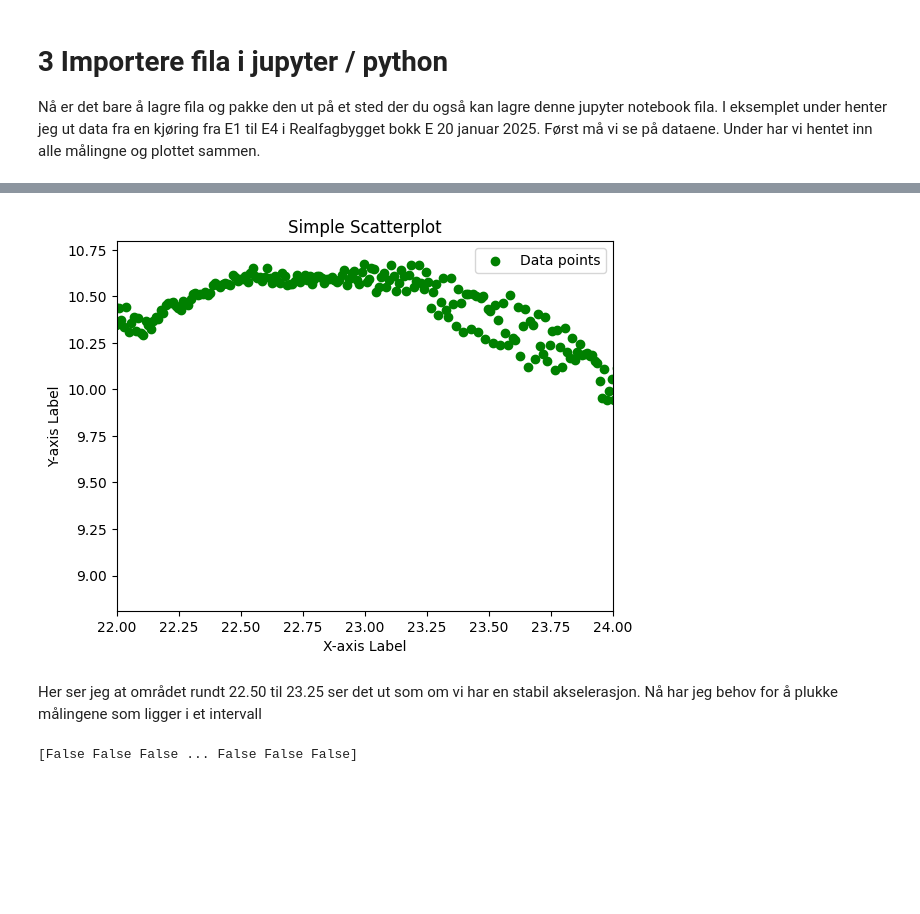
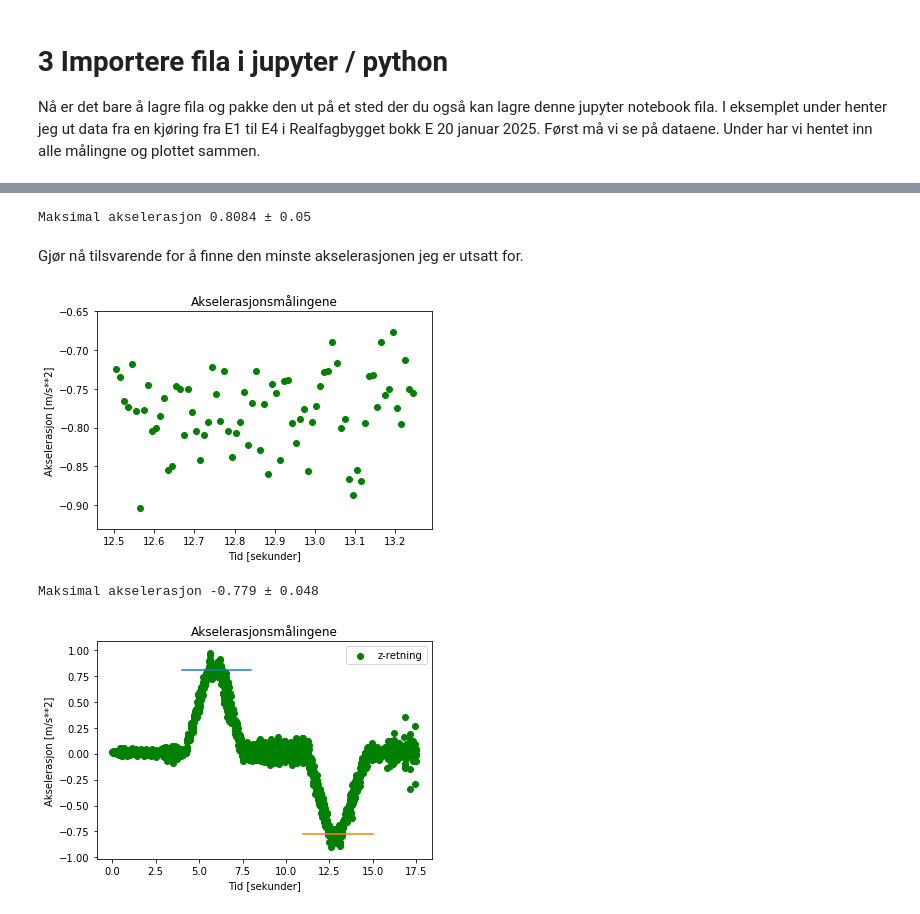
Before and after one commit to magnusendresen/IFYT1002_BIDATA, a Jupyter notebook: oving3/Minilab 2.ipynb, the cells around one changed output, grey strips where cells are left out. Saved outputs shown, nothing was run; the diff lists cells and outputs as text; code cells hidden in the pictures; blank space fills up the shorter version.

```diff
--- a/oving3/Minilab 2.ipynb
+++ b/oving3/Minilab 2.ipynb
@@ -90,0 +120,11 @@ plt.show()
+# %%
+# Søker opp intervallet mellom 5.4 til 6.3 sekunder
+intervallA = (data[:,0] >= 5.4) & (data[:,0] <= 6.3)
+plt.scatter(data[intervallA,0] , data[intervallA,3] , color='green', marker='o', label='Data points')
+#plt.ylim([8.5,11])
+# Add labels and a title
+plt.xlabel('Tid [sekunder]')
+plt.ylabel('Akselerasjon [m/s**2]')
+plt.title('Akselerasjonsmålingene')
+
+plt.show()
@@ -91,23 +133,52 @@ plt.show()
+# %%
+# Regner ut middelverdi og standardavviket for målingene i intervallet.
+
+print(f'Maksimal akselerasjon {np.mean(data[intervallA,3]):.4g} ± {np.std(data[intervallA,3]):.2g}')
+# %% [output]
+Maksimal akselerasjon 0.8084 ± 0.05
+# %% [markdown]
+Gjør nå tilsvarende for å finne den minste akselerasjonen jeg er utsatt for.
+# %%
+# Søker opp intervallet mellom 5.4 til 6.3 sekunder
+intervallB = (data[:,0] >= 12.5) & (data[:,0] <= 13.25)
+plt.scatter(data[intervallB,0] , data[intervallB,3] , color='green', marker='o', label='Data points')
+#plt.ylim([8.5,11])
+# Add labels and a title
+plt.xlabel('Tid [sekunder]')
+plt.ylabel('Akselerasjon [m/s**2]')
+plt.title('Akselerasjonsmålingene')
+
+plt.show()
+# %% [output]
+[figure, added]
+# %%
+# Regner ut middelverdi og standardavviket for målingene i intervallet.
+
+print(f'Maksimal akselerasjon {np.mean(data[intervallB,3]):.4g} ± {np.std(data[intervallB,3]):.2g}')
+# %% [output]
+Maksimal akselerasjon -0.779 ± 0.048
 # %%
-plt.scatter(data[:,0] , data[:,3] , color='green', marker='o', label='Data points')
-plt.xlim([22,24])
+plt.scatter(data[:,0] , data[:,3] , color='green', marker='o', label='z-retning')
+#plt.xlim([8,20])
 #plt.ylim([8.5,11])
 # Add labels and a title
-plt.xlabel('X-axis Label')
-plt.ylabel('Y-axis Label')
-plt.title('Simple Scatterplot')
+
+x1=[4, 8]
+y1=[np.mean(data[intervallA,3]), np.mean(data[intervallA,3])]
+
+x2=[11, 15]
+y2=[np.mean(data[intervallB,3]), np.mean(data[intervallB,3])]
+
+plt.plot(x1,y1,'-')
+plt.plot(x2,y2,'-')
+plt.xlabel('Tid [sekunder]')
+plt.ylabel('Akselerasjon [m/s**2]')
+plt.title('Akselerasjonsmålingene')
 
 # Add a legend
 plt.legend()
 
 # Show the plot
 plt.show()
 # %% [output]
-[figure, old version]
+[figure, new version]
-# %% [markdown]
-Her ser jeg at området rundt 22.50 til 23.25 ser det ut som om vi har en stabil akselerasjon. Nå har jeg behov for å plukke målingene som ligger i et intervall
-# %%
-intervall = (data[:,0] >= 22.50) & (data[:,0] <= 23.25)
-print(intervall)
-# %% [output]
-[False False False ... False False False]
```
Also changed, not shown: parts of 15 cells of this notebook, 1 other file.
